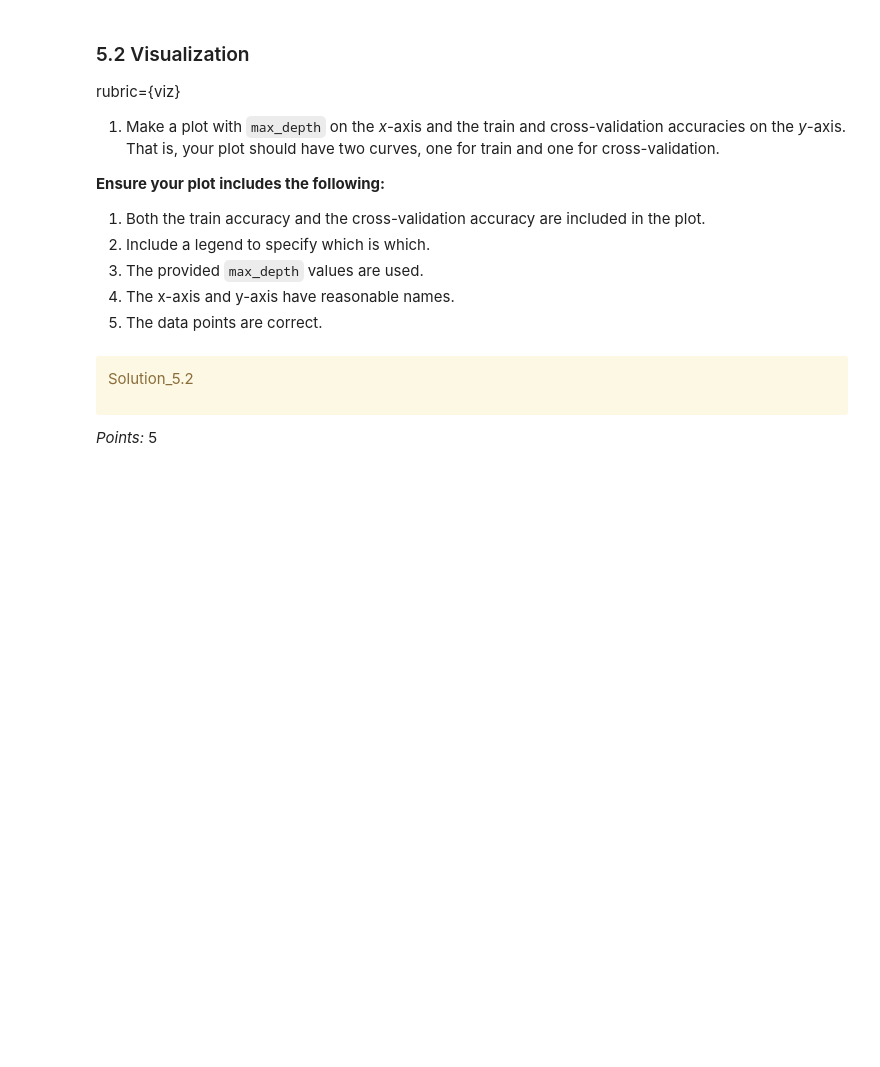
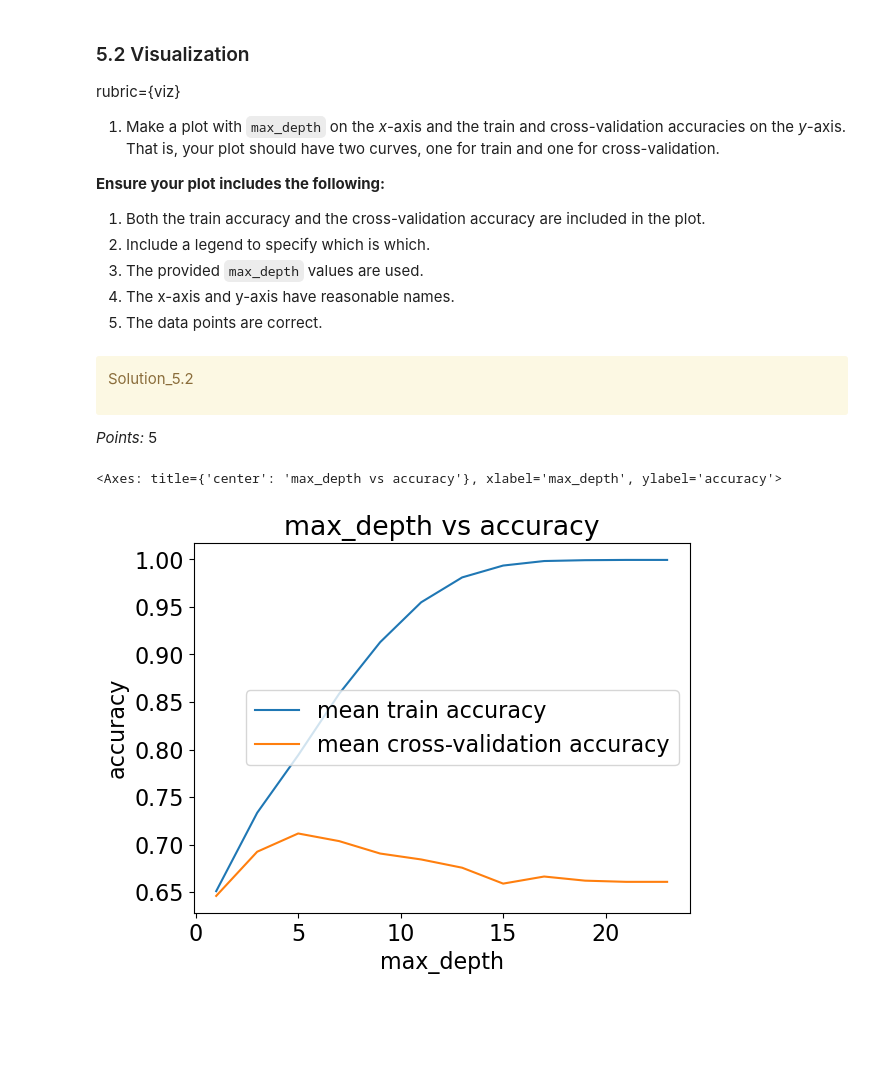
Before and after one commit to sonome-ubc/330_hw2, a Jupyter notebook: hw2.ipynb, the cells around one changed output. Cells and saved outputs as stored; diff of their text form; code cells hidden in the pictures; blank space fills up the shorter version.

```diff
--- a/hw2.ipynb
+++ b/hw2.ipynb
@@ -675,2 +791,12 @@ y_test = None
+# %%
+X_train = None
+y_train = None
+X_test = None
+y_test = None
+
+X_train = train_df.drop(["target", "song_title", "artist"], axis=1)
+y_train = train_df["target"]
+X_test = test_df.drop(["target", "song_title", "artist"], axis=1)
+y_test = test_df["target"]
 # %%
 grader.check("q4.1")
@@ -697,0 +823,9 @@ dummy_score = None
+# %%
+dummy_score = None
+
+from sklearn.dummy import DummyClassifier # import the classifier
+dummy_clf = DummyClassifier(random_state=123)
+dummy_clf.fit(X_train, y_train)
+cv_scores = cross_val_score(dummy_clf, X_train, y_train, cv=10)
+dummy_score = np.mean(cv_scores)
+dummy_score
@@ -806,2 +970,15 @@ results_df = None
+# %%
+results_df = None
+train_score = []
+validation_score = []
+
+for depth in depths:
+    dt_clf = DecisionTreeClassifier(random_state=123, max_depth=depth)
+    results = cross_validate(dt_clf, X_train, y_train, cv=10, return_train_score=True)
+    # results = pd.DataFrame(results)
+    train_score.append(results["train_score"].mean())
+    validation_score.append(results["test_score"].mean())
+
+results_df = pd.DataFrame({"mean train accuracy": train_score, "mean cross-validation accuracy": validation_score}, index=depths)
 # %%
 results_df
@@ -839,3 +1032,8 @@ _Points:_ 5
+# %%
+results_df[['mean train accuracy', 'mean cross-validation accuracy']].plot(ylabel='accuracy', xlabel='max_depth', title='max_depth vs accuracy')
+# %% [output]
+<Axes: title={'center': 'max_depth vs accuracy'}, xlabel='max_depth', ylabel='accuracy'>
+[figure, added]
 # %% [markdown]
 <!-- END QUESTION -->
 
```
Also changed, not shown: parts of 72 cells of this notebook, 1 other file.
